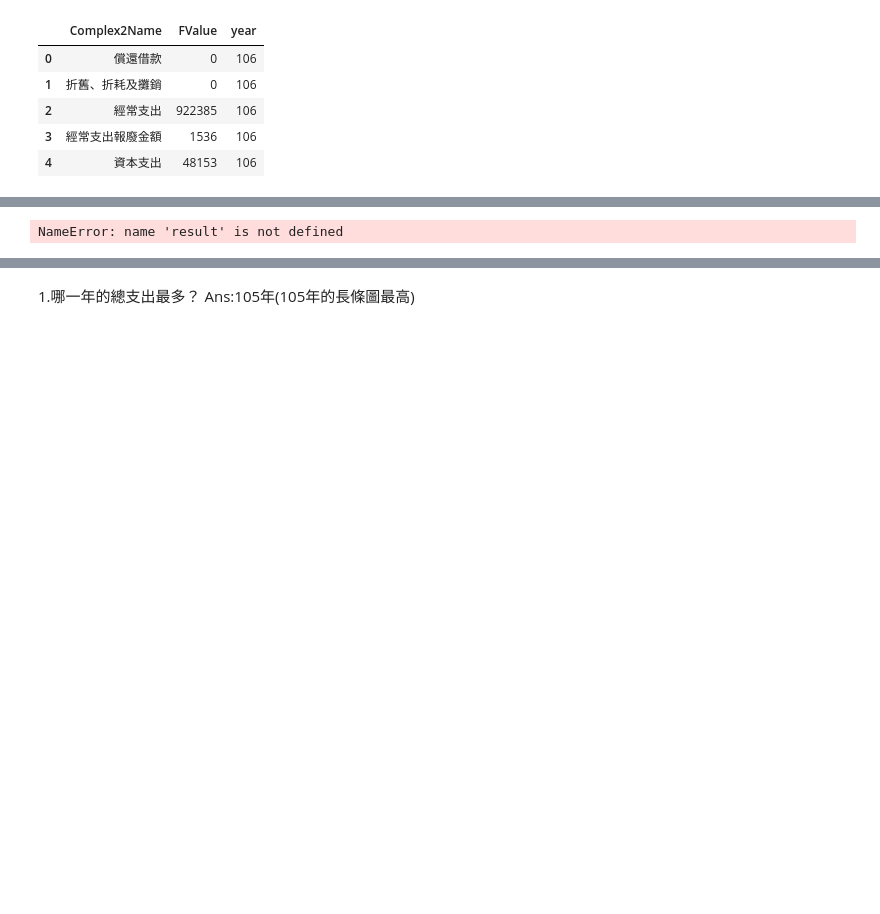
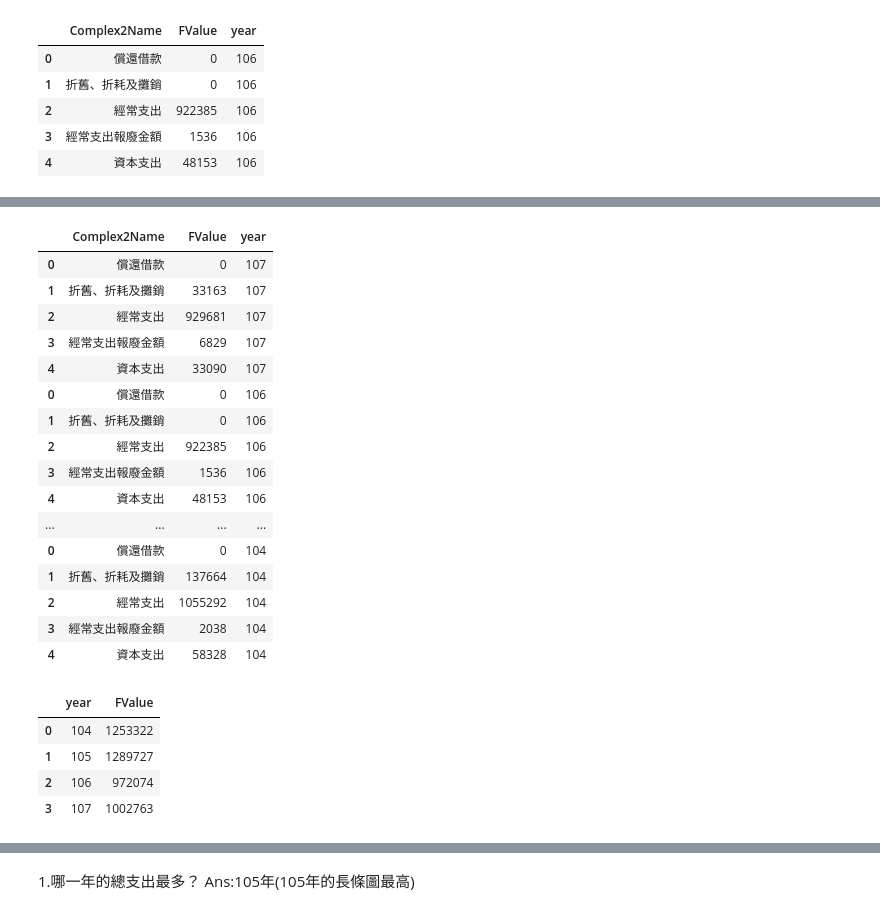
Before and after one commit to TinaChang1026/LAT, a Jupyter notebook: homework2/homework2.ipynb, the cells around one changed output, grey strips where cells are left out. Drawn from its saved outputs; the diff is of its cells as text; code cells hidden in the pictures; blank space fills up the shorter version.

```diff
--- a/homework2/homework2.ipynb
+++ b/homework2/homework2.ipynb
@@ -68,3 +68,6 @@ fig = px.bar(new106, x='Complex2Name', y='FValue', title="106年臺中市特殊
 fig.show()
 # %% [output]
 [interactive output not drawn]
+# %%
+temp = df[['Complex2Name', 'FValue']]
+temp
@@ -83,8 +109,36 @@ NameError: name 'Type' is not defined
+# %%
+frames = [Type, new106, new105, new104]
+
+result = pd.concat(frames)
+
+result
+# %% [output]
+|  | Complex2Name | FValue | year |
+| 0 | 償還借款 | 0 | 107 |
+| 1 | 折舊、折耗及攤銷 | 33163 | 107 |
+| 2 | 經常支出 | 929681 | 107 |
+| 3 | 經常支出報廢金額 | 6829 | 107 |
+| 4 | 資本支出 | 33090 | 107 |
+| 0 | 償還借款 | 0 | 106 |
+| 1 | 折舊、折耗及攤銷 | 0 | 106 |
+| 2 | 經常支出 | 922385 | 106 |
+| 3 | 經常支出報廢金額 | 1536 | 106 |
+| 4 | 資本支出 | 48153 | 106 |
+| ... | ... | ... | ... |
+| 0 | 償還借款 | 0 | 104 |
+| 1 | 折舊、折耗及攤銷 | 137664 | 104 |
+| 2 | 經常支出 | 1055292 | 104 |
+| 3 | 經常支出報廢金額 | 2038 | 104 |
+| 4 | 資本支出 | 58328 | 104 |
 # %%
 data_sum = result.groupby(['year'])['FValue'].sum().reset_index()
 data_sum
 # %% [output]
-NameError: name 'result' is not defined
+|  | year | FValue |
+| 0 | 104 | 1253322 |
+| 1 | 105 | 1289727 |
+| 2 | 106 | 972074 |
+| 3 | 107 | 1002763 |
 # %%
 import plotly.express as px
 fig = px.bar(data_sum, x='year', y='FValue', title="107年臺中市特殊教育學校教育經費概況")
```
Also changed, not shown: parts of 5 cells of this notebook.
